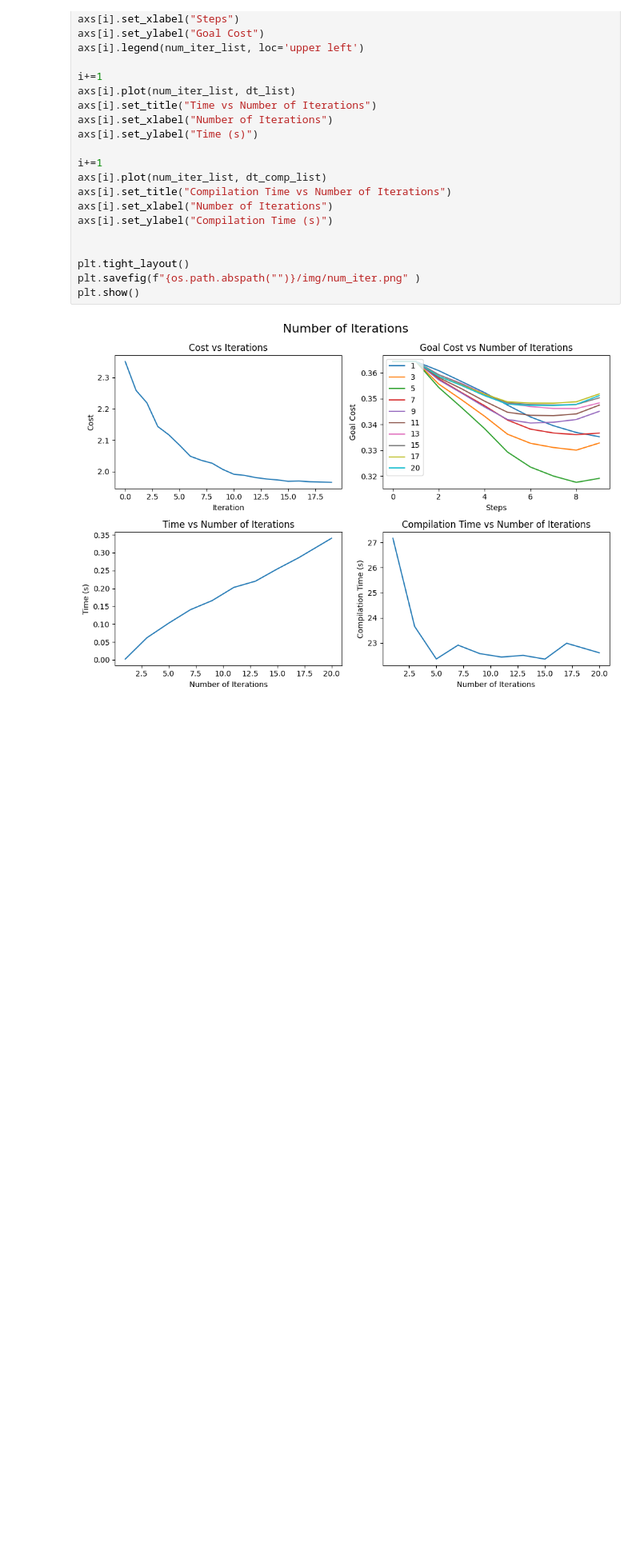
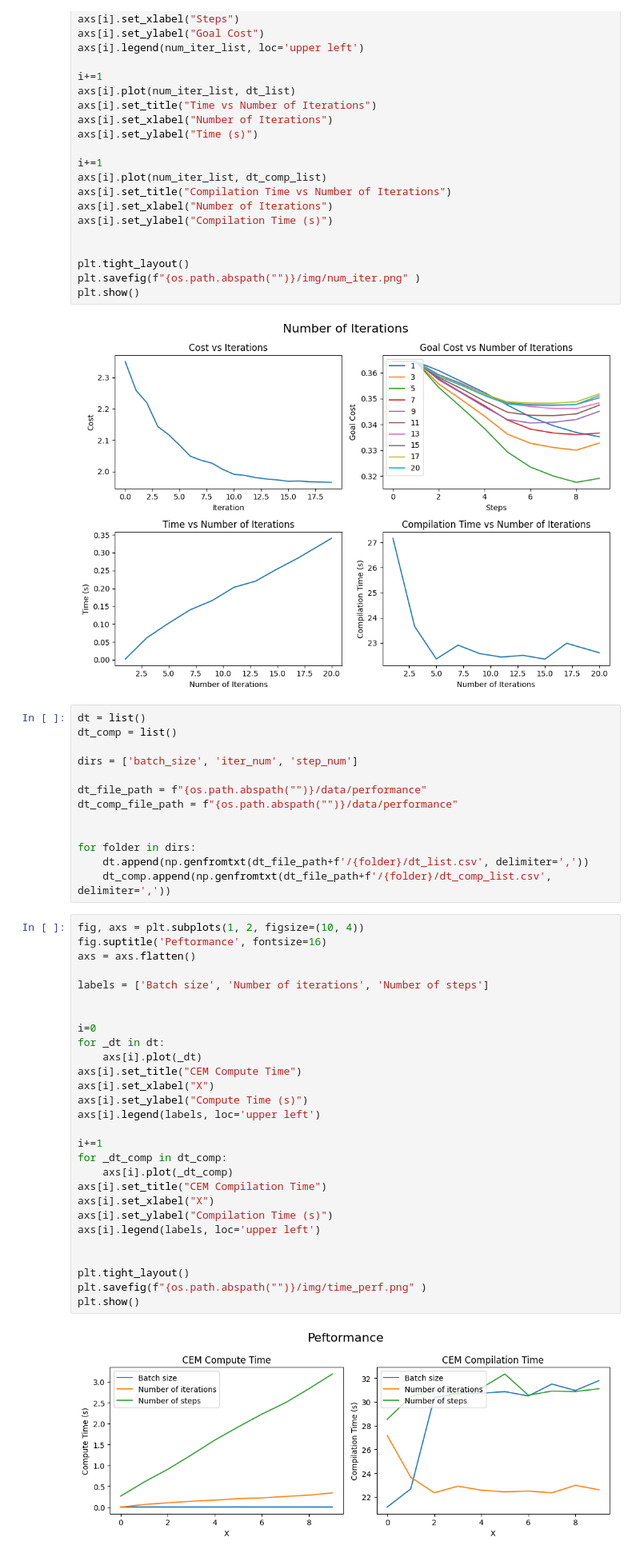
Before and after one commit to patsyuk03/mjx_planner, a Jupyter notebook: performance_testing.ipynb, the cells around one changed output. Shown at 80% size. Drawn from its saved outputs; the diff is of its cells as text; blank space fills up the shorter version.

```diff
--- a/performance_testing.ipynb
+++ b/performance_testing.ipynb
@@ -386,3 +390,46 @@ plt.savefig(f"{os.path.abspath("")}/img/num_iter.png" )
 plt.show()
 # %% [output]
 [figure]
+# %%
+dt = list()
+dt_comp = list()
+
+dirs = ['batch_size', 'iter_num', 'step_num']
+
+dt_file_path = f"{os.path.abspath("")}/data/performance"
+dt_comp_file_path = f"{os.path.abspath("")}/data/performance"
+
+
+for folder in dirs:
+    dt.append(np.genfromtxt(dt_file_path+f'/{folder}/dt_list.csv', delimiter=','))
+    dt_comp.append(np.genfromtxt(dt_file_path+f'/{folder}/dt_comp_list.csv', delimiter=','))
+# %%
+fig, axs = plt.subplots(1, 2, figsize=(10, 4))
+fig.suptitle('Peftormance', fontsize=16)
+axs = axs.flatten()
+
+labels = ['Batch size', 'Number of iterations', 'Number of steps']
+
+
+i=0
+for _dt in dt:
+    axs[i].plot(_dt)
+axs[i].set_title("CEM Compute Time")
+axs[i].set_xlabel("X")
+axs[i].set_ylabel("Compute Time (s)")
+axs[i].legend(labels, loc='upper left')
+
+i+=1
+for _dt_comp in dt_comp:
+    axs[i].plot(_dt_comp)
+axs[i].set_title("CEM Compilation Time")
+axs[i].set_xlabel("X")
+axs[i].set_ylabel("Compilation Time (s)")
+axs[i].legend(labels, loc='upper left')
+
+
+plt.tight_layout()
+plt.savefig(f"{os.path.abspath("")}/img/time_perf.png" )
+plt.show()
+# %% [output]
+[figure, added]
```
Also changed, not shown: parts of 8 cells of this notebook, 3 other files.
